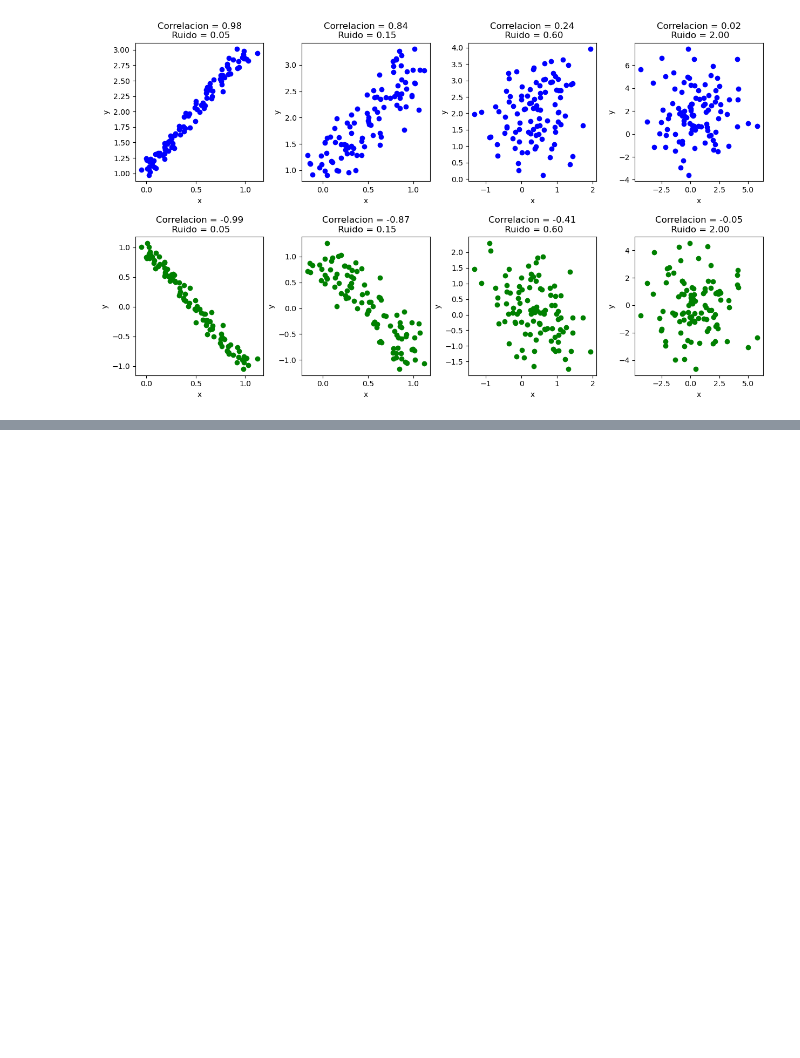
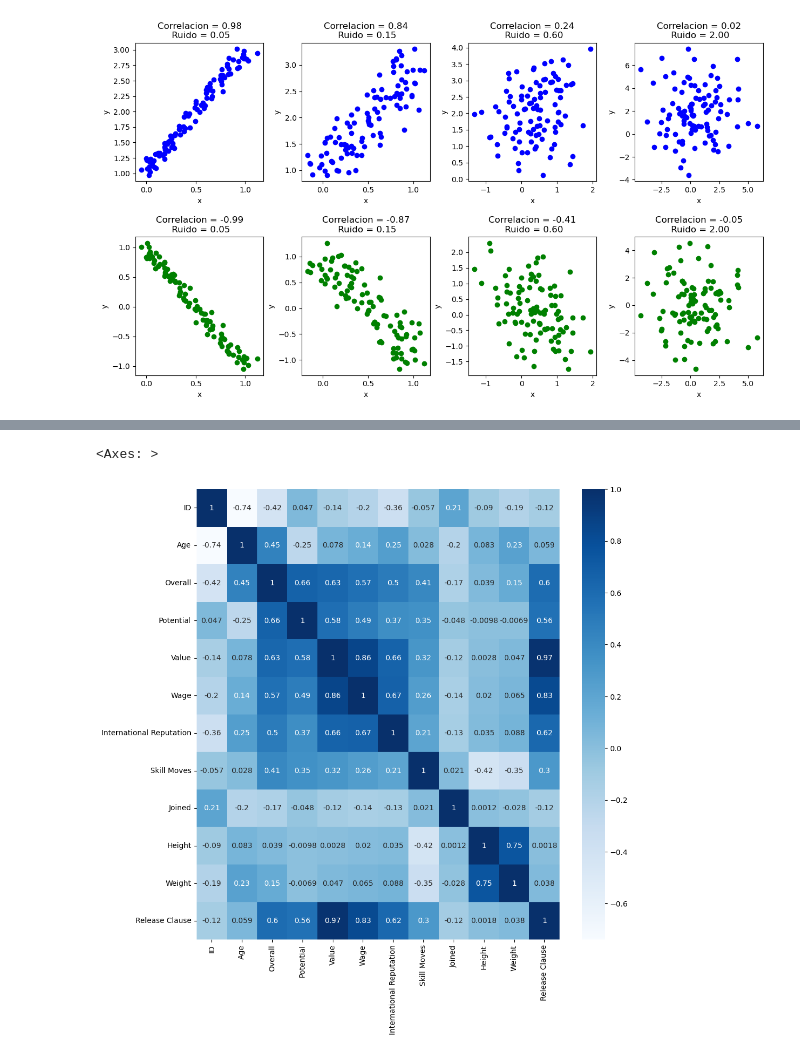
Before and after one commit to albhermo1979/EBACMX, a Jupyter notebook: EBAC/Python avanzado/Numpy/Numpy_1.ipynb, the cells around one changed output, grey strips where cells are left out. Cells and saved outputs as stored; diff of their text form; code cells hidden in the pictures; blank space fills up the shorter version.

```diff
--- a/EBAC/Python avanzado/Numpy/Numpy_1.ipynb
+++ b/EBAC/Python avanzado/Numpy/Numpy_1.ipynb
@@ -308,3 +315,14 @@ df_num.corr(method='spearman')
 | Height | -0.095951 | 0.087028 | 0.038105 | -0.010427 | -0.010496 | 0.017979 | 0.036089 | -0.422780 | -0.001311 | ... |
 | Weight | -0.202187 | 0.229935 | 0.147324 | -0.010877 | 0.067579 | 0.084259 | 0.091483 | -0.345678 | -0.016187 | ... |
 | Release Clause | -0.285664 | 0.143103 | 0.853812 | 0.775864 | 0.945461 | 0.721019 | 0.367330 | 0.465190 | -0.161476 | ... |
+# %%
+# Visualizacion de Matriz de correlacion con Dataframe
+# como un mapa de calor
+import seaborn as sb
+plt.figure(figsize=(11,11))
+
+corr = df.select_dtypes(include='number').corr()
+sb.heatmap(corr, cmap="Blues", annot=True)
+# %% [output]
+<Axes: >
+[figure, added]
```
Also changed, not shown: parts of 10 cells of this notebook.
